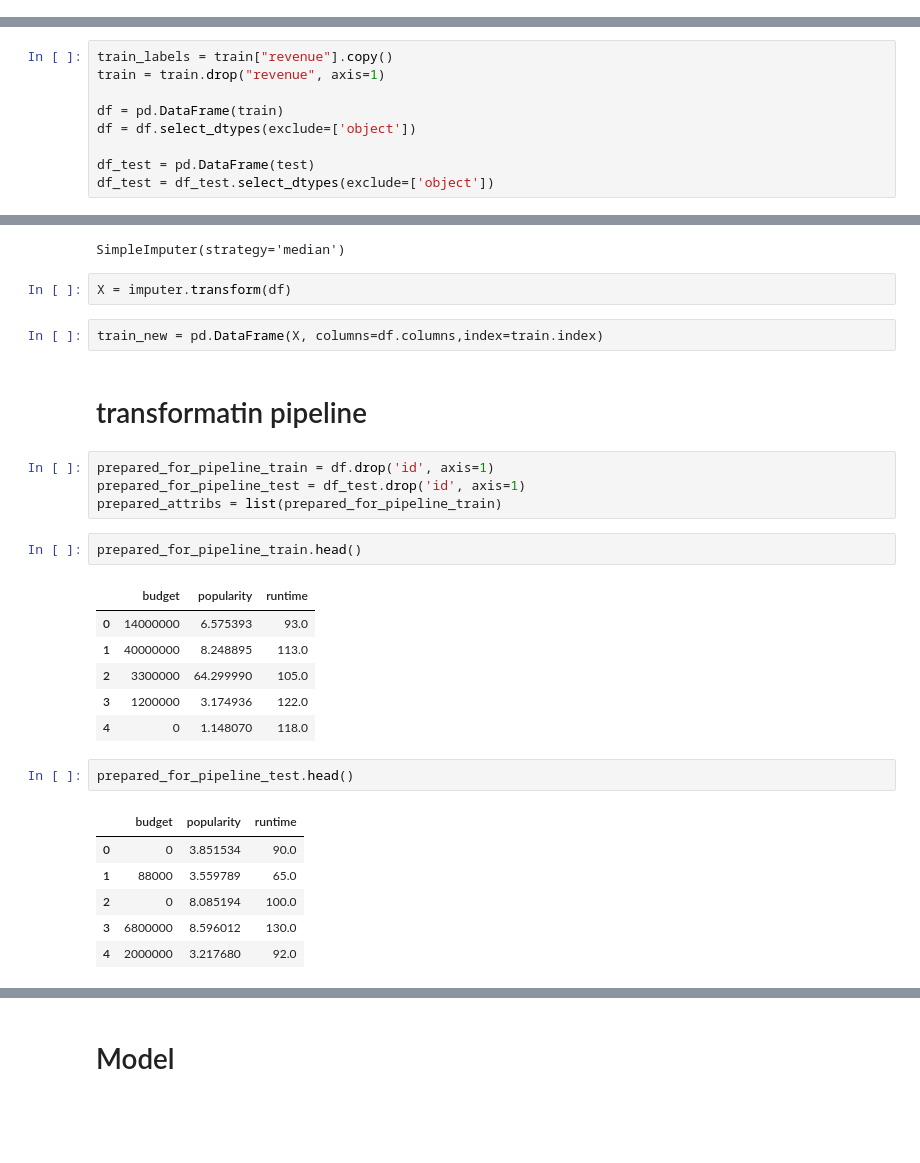
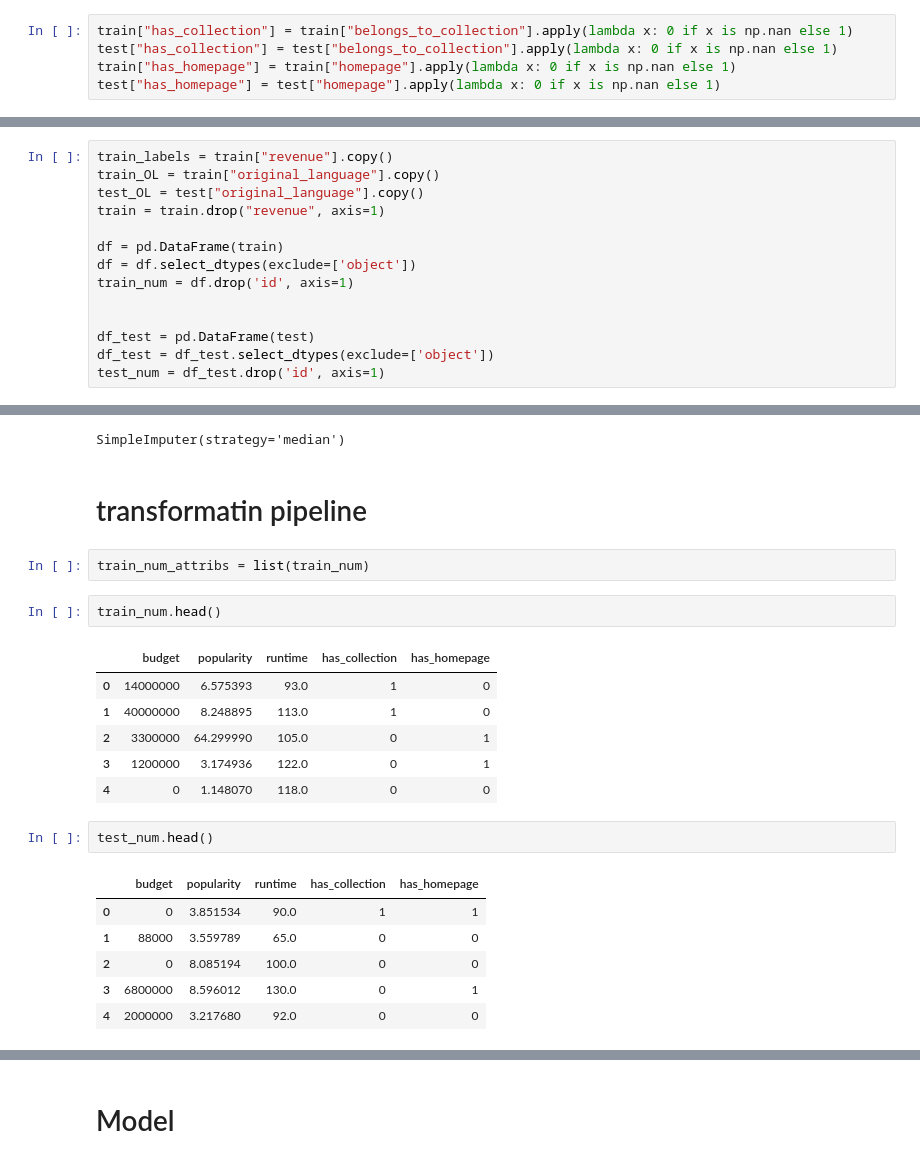
Before and after one commit to H584958/ML_2, a Jupyter notebook: TMDB_box_office.ipynb, the cells around one changed output, grey strips where cells are left out. Drawn from its saved outputs; the diff is of its cells as text; blank space fills up the shorter version.

Commit message:
second submission, and fixing pipeline and submission

```diff
--- a/TMDB_box_office.ipynb
+++ b/TMDB_box_office.ipynb
@@ -96,0 +88,5 @@ Name: revenue, dtype: float64
+# %%
+train["has_collection"] = train["belongs_to_collection"].apply(lambda x: 0 if x is np.nan else 1)
+test["has_collection"] = test["belongs_to_collection"].apply(lambda x: 0 if x is np.nan else 1)
+train["has_homepage"] = train["homepage"].apply(lambda x: 0 if x is np.nan else 1)
+test["has_homepage"] = test["homepage"].apply(lambda x: 0 if x is np.nan else 1)
@@ -97,12 +105,17 @@ Name: revenue, dtype: float64
 # %%
 train_labels = train["revenue"].copy()
+train_OL = train["original_language"].copy()
+test_OL = test["original_language"].copy()
 train = train.drop("revenue", axis=1)
 
 df = pd.DataFrame(train)
 df = df.select_dtypes(exclude=['object'])
+train_num = df.drop('id', axis=1)
+
 
 df_test = pd.DataFrame(test)
 df_test = df_test.select_dtypes(exclude=['object'])
+test_num = df_test.drop('id', axis=1)
 # %%
 from sklearn.impute import SimpleImputer
 imputer = SimpleImputer(strategy="median")
@@ -110,31 +123,25 @@ imputer = SimpleImputer(strategy="median")
 imputer.fit(df)
 # %% [output]
 SimpleImputer(strategy='median')
-# %%
-X = imputer.transform(df)
-# %%
-train_new = pd.DataFrame(X, columns=df.columns,index=train.index)
 # %% [markdown]
 # transformatin pipeline
-# %%
-prepared_for_pipeline_train = df.drop('id', axis=1)
-prepared_for_pipeline_test = df_test.drop('id', axis=1)
-prepared_attribs = list(prepared_for_pipeline_train)
+# %%
+train_num_attribs = list(train_num)
 # %%
-prepared_for_pipeline_train.head()
+train_num.head()
 # %% [output]
-|  | budget | popularity | runtime |
-| 0 | 14000000 | 6.575393 | 93.0 |
-| 1 | 40000000 | 8.248895 | 113.0 |
-| 2 | 3300000 | 64.299990 | 105.0 |
-| 3 | 1200000 | 3.174936 | 122.0 |
-| 4 | 0 | 1.148070 | 118.0 |
+|  | budget | popularity | runtime | has_collection | has_homepage |
+| 0 | 14000000 | 6.575393 | 93.0 | 1 | 0 |
+| 1 | 40000000 | 8.248895 | 113.0 | 1 | 0 |
+| 2 | 3300000 | 64.299990 | 105.0 | 0 | 1 |
+| 3 | 1200000 | 3.174936 | 122.0 | 0 | 1 |
+| 4 | 0 | 1.148070 | 118.0 | 0 | 0 |
 # %%
-prepared_for_pipeline_test.head()
+test_num.head()
 # %% [output]
-|  | budget | popularity | runtime |
-| 0 | 0 | 3.851534 | 90.0 |
-| 1 | 88000 | 3.559789 | 65.0 |
-| 2 | 0 | 8.085194 | 100.0 |
-| 3 | 6800000 | 8.596012 | 130.0 |
-| 4 | 2000000 | 3.217680 | 92.0 |
+|  | budget | popularity | runtime | has_collection | has_homepage |
+| 0 | 0 | 3.851534 | 90.0 | 1 | 1 |
+| 1 | 88000 | 3.559789 | 65.0 | 0 | 0 |
+| 2 | 0 | 8.085194 | 100.0 | 0 | 0 |
+| 3 | 6800000 | 8.596012 | 130.0 | 0 | 1 |
+| 4 | 2000000 | 3.217680 | 92.0 | 0 | 0 |
```
Also changed, not shown: parts of 31 cells of this notebook, 1 other file.
